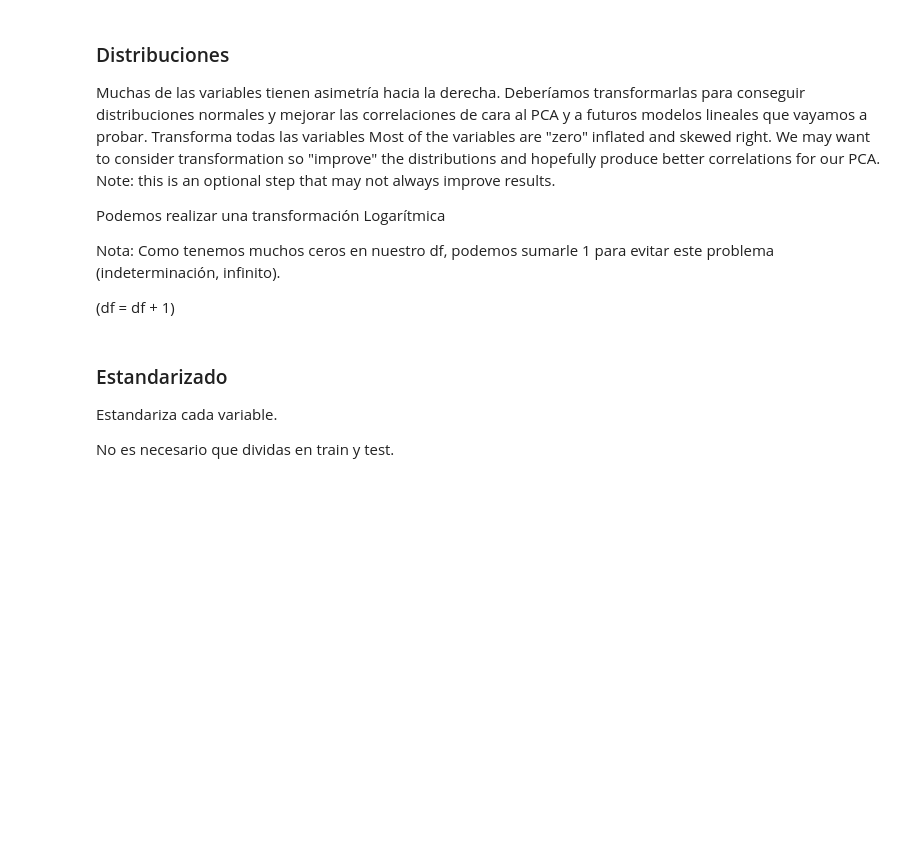
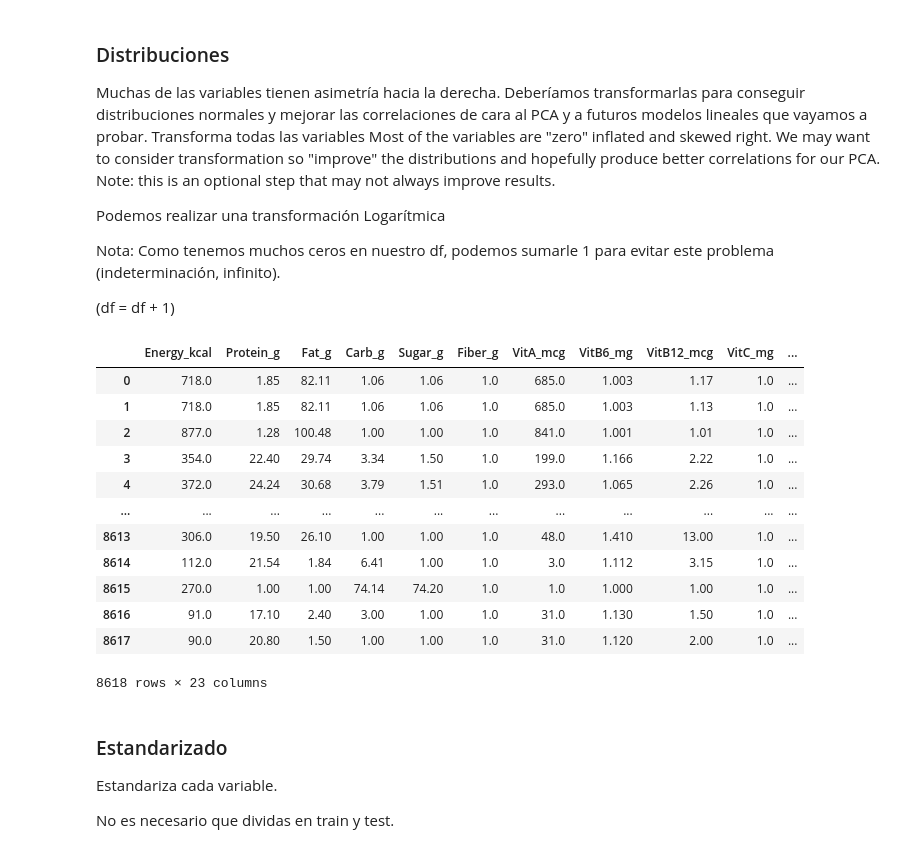
Before and after one commit to Porpi01/ONLINE_DS_THEBRIDGE_Monica, a Jupyter notebook: Ejercicios Repo del profe/3-Machine_Learning/2-No_Supervisado/1-PCA/Practica/1_Nutrition PCA.ipynb, the cells around one changed output. Cells and saved outputs as stored; diff of their text form; code cells hidden in the pictures; blank space fills up the shorter version.

```diff
--- a/Ejercicios Repo del profe/3-Machine_Learning/2-No_Supervisado/1-PCA/Practica/1_Nutrition PCA.ipynb
+++ b/Ejercicios Repo del profe/3-Machine_Learning/2-No_Supervisado/1-PCA/Practica/1_Nutrition PCA.ipynb
@@ -174,6 +170,23 @@ Podemos realizar una transformación Logarítmica
 Nota: Como tenemos muchos ceros en nuestro df, podemos sumarle 1 para evitar este problema (indeterminación, infinito).
 
 (df = df + 1)
+# %%
+df_transform= df3 +1
+df_transform
+# %% [output]
+|  | Energy_kcal | Protein_g | Fat_g | Carb_g | Sugar_g | Fiber_g | VitA_mcg | VitB6_mg | VitB12_mcg | VitC_mg | ... |
+| 0 | 718.0 | 1.85 | 82.11 | 1.06 | 1.06 | 1.0 | 685.0 | 1.003 | 1.17 | 1.0 | ... |
+| 1 | 718.0 | 1.85 | 82.11 | 1.06 | 1.06 | 1.0 | 685.0 | 1.003 | 1.13 | 1.0 | ... |
+| 2 | 877.0 | 1.28 | 100.48 | 1.00 | 1.00 | 1.0 | 841.0 | 1.001 | 1.01 | 1.0 | ... |
+| 3 | 354.0 | 22.40 | 29.74 | 3.34 | 1.50 | 1.0 | 199.0 | 1.166 | 2.22 | 1.0 | ... |
+| 4 | 372.0 | 24.24 | 30.68 | 3.79 | 1.51 | 1.0 | 293.0 | 1.065 | 2.26 | 1.0 | ... |
+| ... | ... | ... | ... | ... | ... | ... | ... | ... | ... | ... | ... |
+| 8613 | 306.0 | 19.50 | 26.10 | 1.00 | 1.00 | 1.0 | 48.0 | 1.410 | 13.00 | 1.0 | ... |
+| 8614 | 112.0 | 21.54 | 1.84 | 6.41 | 1.00 | 1.0 | 3.0 | 1.112 | 3.15 | 1.0 | ... |
+| 8615 | 270.0 | 1.00 | 1.00 | 74.14 | 74.20 | 1.0 | 1.0 | 1.000 | 1.00 | 1.0 | ... |
+| 8616 | 91.0 | 17.10 | 2.40 | 3.00 | 1.00 | 1.0 | 31.0 | 1.130 | 1.50 | 1.0 | ... |
+| 8617 | 90.0 | 20.80 | 1.50 | 1.00 | 1.00 | 1.0 | 31.0 | 1.120 | 2.00 | 1.0 | ... |
+8618 rows × 23 columns
 # %% [markdown]
 ### Estandarizado
 Estandariza cada variable.
```
Also changed, not shown: parts of 22 cells of this notebook, 10 other files.
